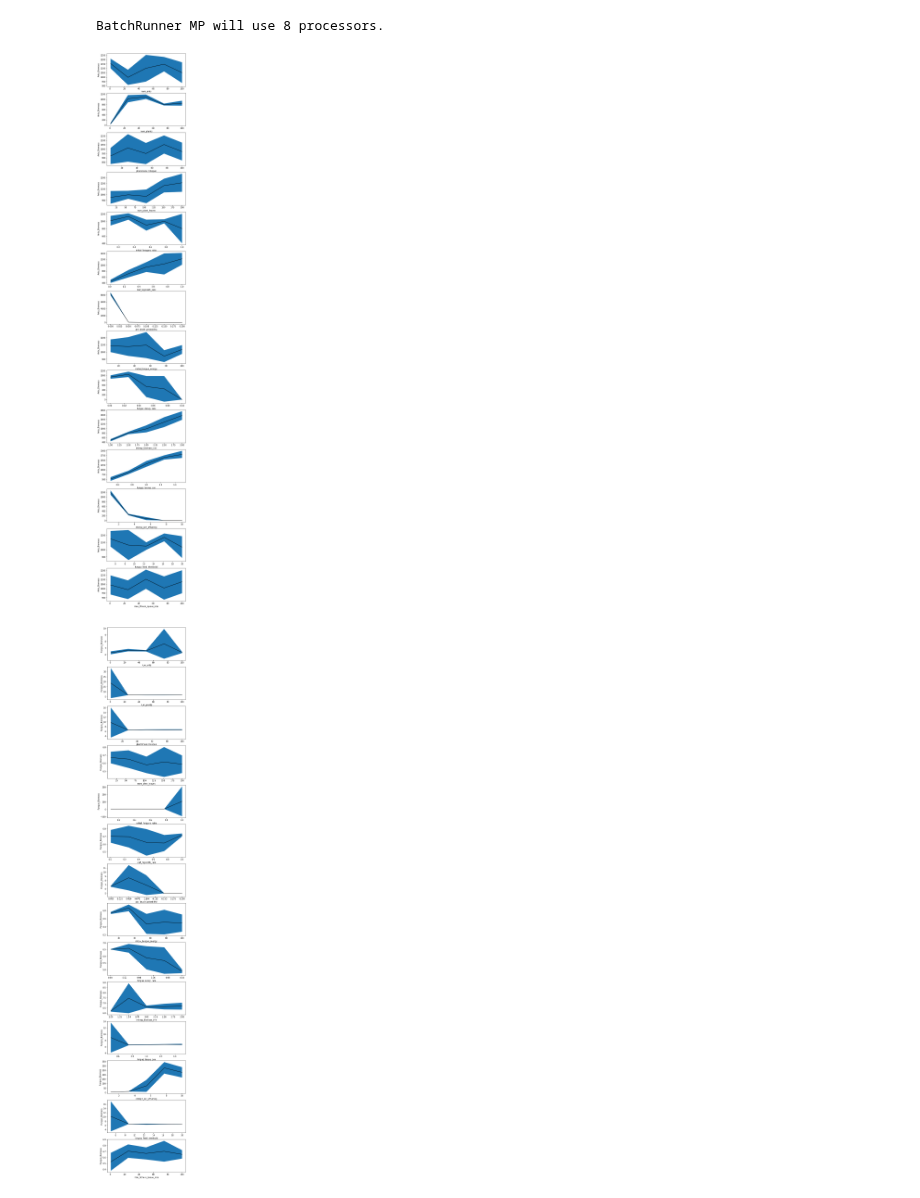
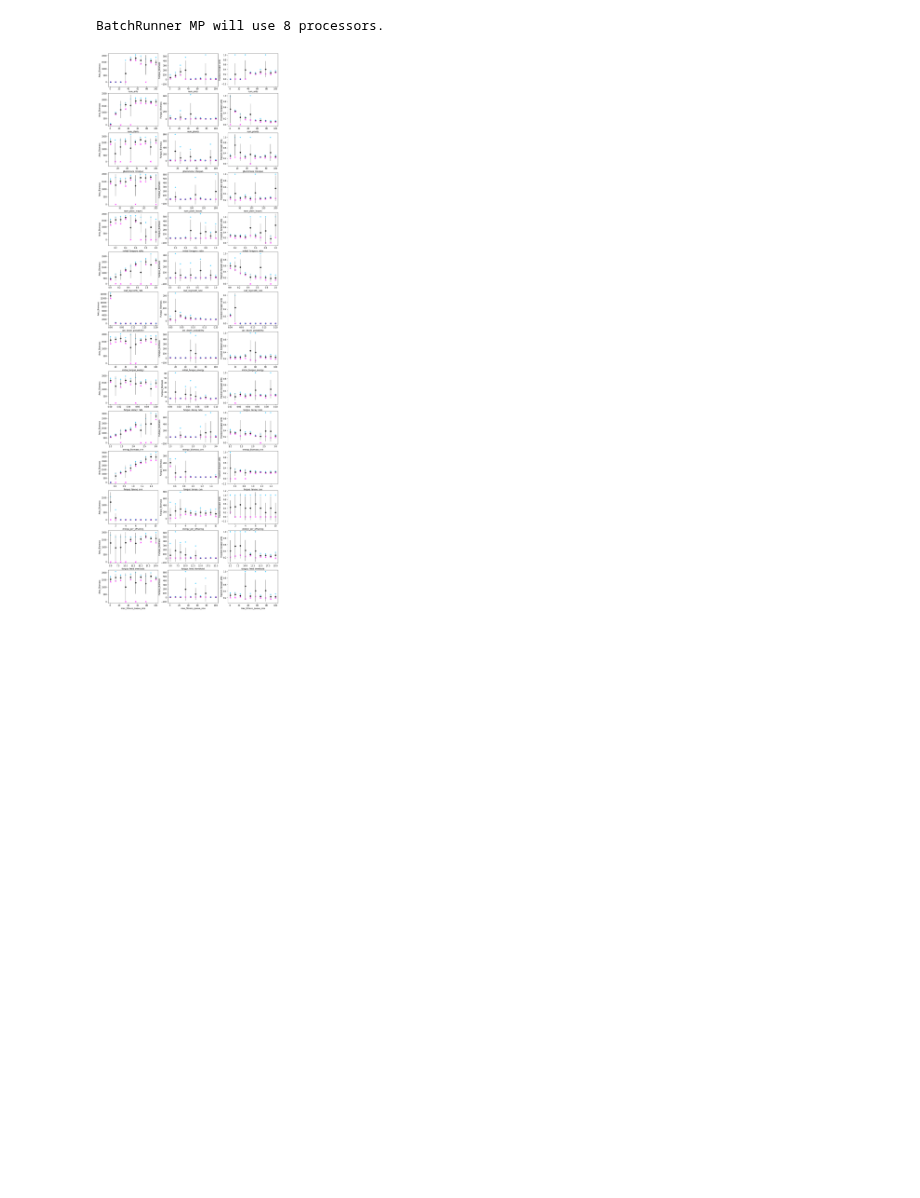
Before and after one commit to Maloup/leafcutter-ants-fungi-mutualism-abm, a Jupyter notebook: SA-experimentation.ipynb, the cells around one changed output. Drawn from its saved outputs; the diff is of its cells as text; code cells hidden in the pictures; blank space fills up the shorter version.

Commit message:
initial sensitivity analysis, including some data and figure 25jan22

```diff
--- a/SA-experimentation.ipynb
+++ b/SA-experimentation.ipynb
@@ -51,11 +51,11 @@ batch = BatchRunnerMP(LeafcutterAntsFungiMutualismModel, #nr_processes = 8,
                     model_reporters = output_variables,
                     display_progress = True)
 
-batch.run_all()
+# batch.run_all()
 
-data = batch.get_model_vars_dataframe()
+# data = batch.get_model_vars_dataframe()
 
-print(data)
+# print(data)
 # %% [output]
 BatchRunner MP will use 8 processors.
    num_ants  Run  Ants with Leaves  Ants_Biomass  Fraction forager ants  \
@@ -228,7 +236,27 @@ def plot_all_vars(df, param):
 # %%
-for param in ("Ants_Biomass", "Fungus_Biomass", "Fraction forager ants"):
-    plot_all_vars(data, param)
-    plt.show()
+data = dict(np.load('Data/SA-experimentation250122.npz', allow_pickle=True))['arr_0'][()]
+
+problem = {'num_ants': [int, [1,100]],
+           'num_plants': [int, [1,100]],
+           'pheromone_lifespan': [int, [5, 100]],
+           'num_plant_leaves': [int, [10, 200]],
+           'initial_foragers_ratio': [float, [0.1, 1.0]],
+           'leaf_regrowth_rate': [float, [0.01, 1.0]],
+           'ant_death_probability': [float, [0, 0.2]],
+           'initial_fungus_energy': [float, [10, 100]],
+           'fungus_decay_rate': [float, [0.001, 0.1]],
+           'energy_biomass_cvn': [float, [1, 3]],
+           'fungus_larvae_cvn': [float, [0.5, 1.5]],
+           'energy_per_offspring': [float, [1.0, 10]],
+           'fungus_feed_threshold': [float, [5.0, 20.0]],
+           'max_fitness_queue_size': [int, [1, 100]],
+}
+
+model_reporters = {"Ants_Biomass": track_ants,
+                "Fungus_Biomass": lambda m: m.fungus.biomass,
+                "Fraction forager ants": track_ratio_foragers,
+}
+
+plot_all_vars(data, model_reporters)
 # %% [output]
-[figure, old version]
+[figure, new version]
-[figure, removed]
```
Also changed, not shown: parts of 8 cells of this notebook, 2 other files.
